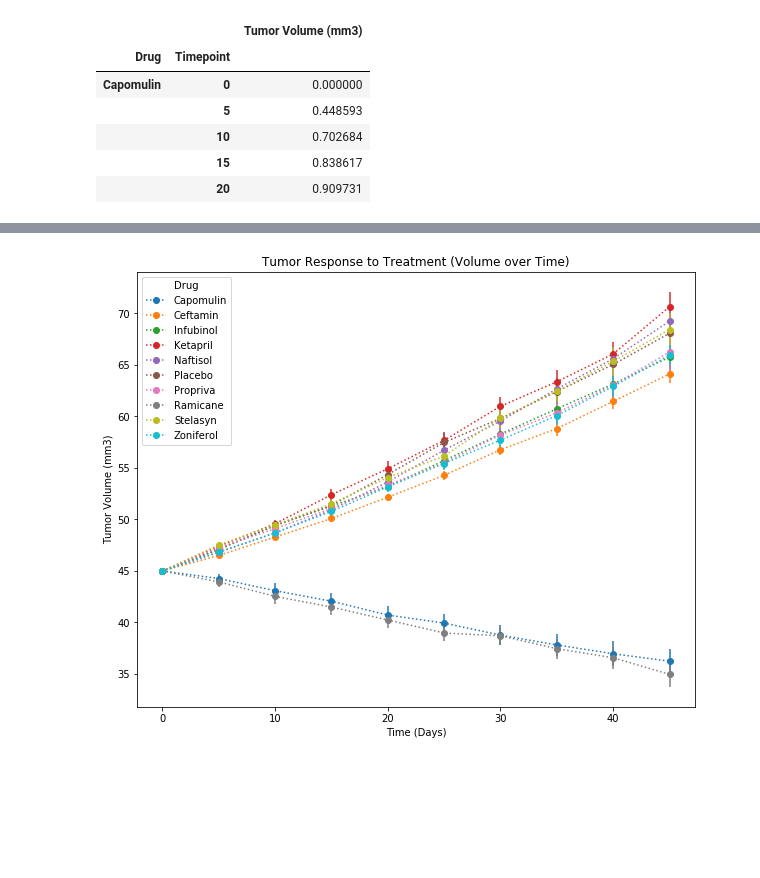
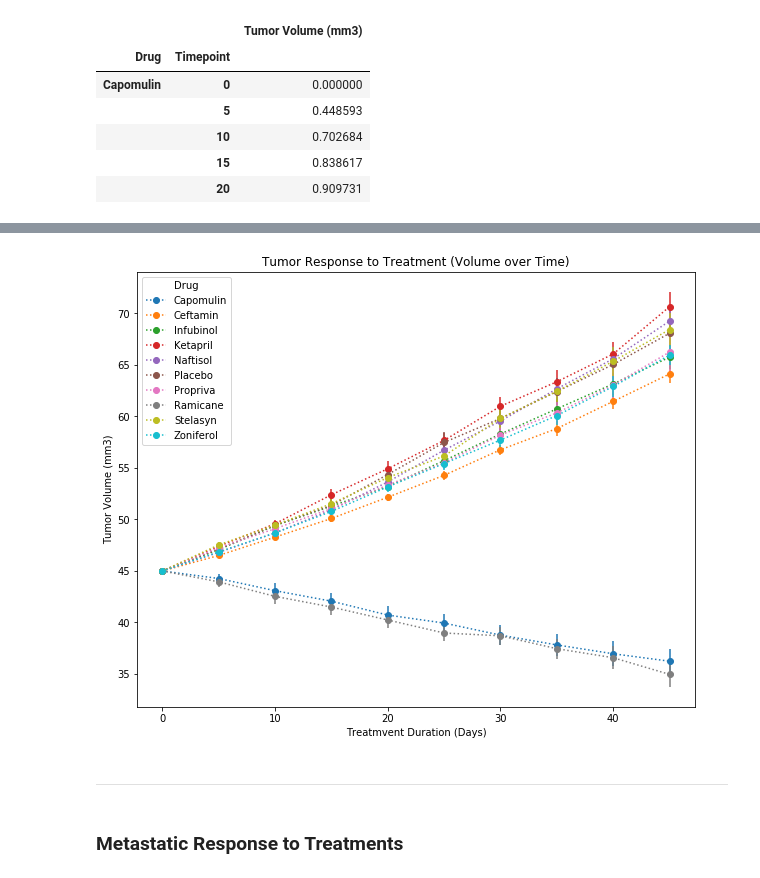
Before and after one commit to stewartmw/Week5-Matplotlib-MatthewStewart, a Jupyter notebook: Pymaceuticals.ipynb, the cells around one changed output, grey strips where cells are left out. Drawn from its saved outputs; the diff is of its cells as text; code cells hidden in the pictures; blank space fills up the shorter version.

```diff
--- a/Pymaceuticals.ipynb
+++ b/Pymaceuticals.ipynb
@@ -119,11 +118,16 @@ pyma_sem_df_unstack.head()
 | 15 | 0.838617 | 0.332053 | 0.357705 | 0.580268 | 0.444378 | 0.614461 | 0.466109 | 0.770432 | 0.493261 | ... |
 | 20 | 0.909731 | 0.359482 | 0.476210 | 0.726484 | 0.595260 | 0.839609 | 0.555181 | 0.786199 | 0.621889 | ... |
 # %%
-pyma_mean_df_unstack.plot(yerr = pyma_sem_df_unstack, marker = 'o', linestyle = ':', figsize = (10,8))
-plt.xlabel('Time (Days)')
+pyma_mean_df_unstack.plot(yerr = pyma_sem_df_unstack, marker = 'o',
+                                    linestyle = ':', figsize = (10,8))
+plt.xlabel('Treatmvent Duration (Days)')
 plt.ylabel('Tumor Volume (mm3)')
 plt.title('Tumor Response to Treatment (Volume over Time)')
 plt.savefig('Images/TumorResponseOverTime.png')
 plt.show()
 # %% [output]
-[figure, old version]
+[figure, new version]
+# %% [markdown]
+---
+# %% [markdown]
+### Metastatic Response to Treatments
```
Also changed, not shown: parts of 17 cells of this notebook, 4 other files.
